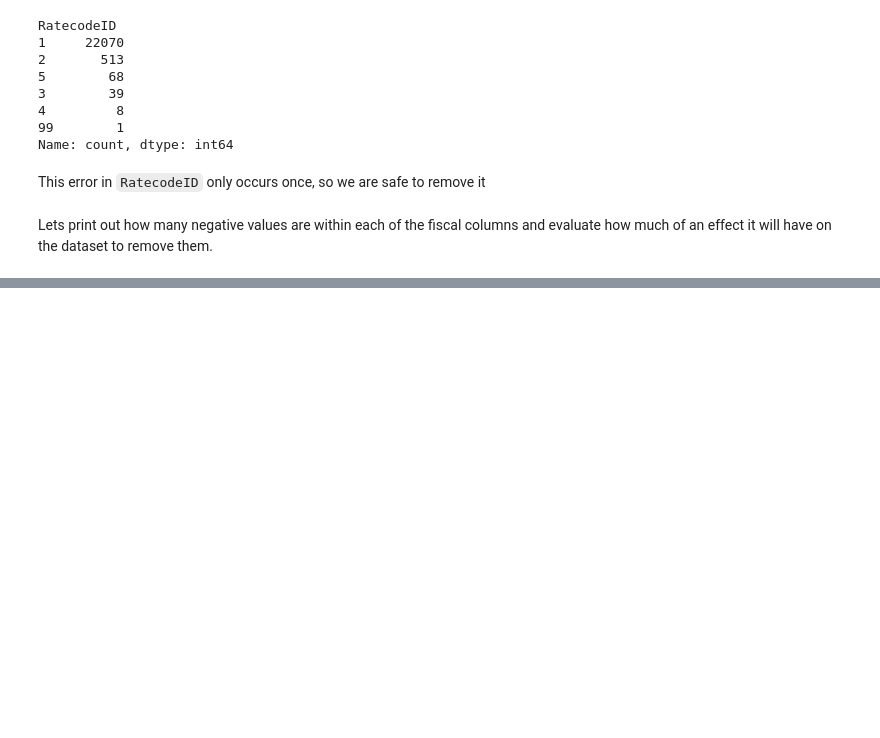
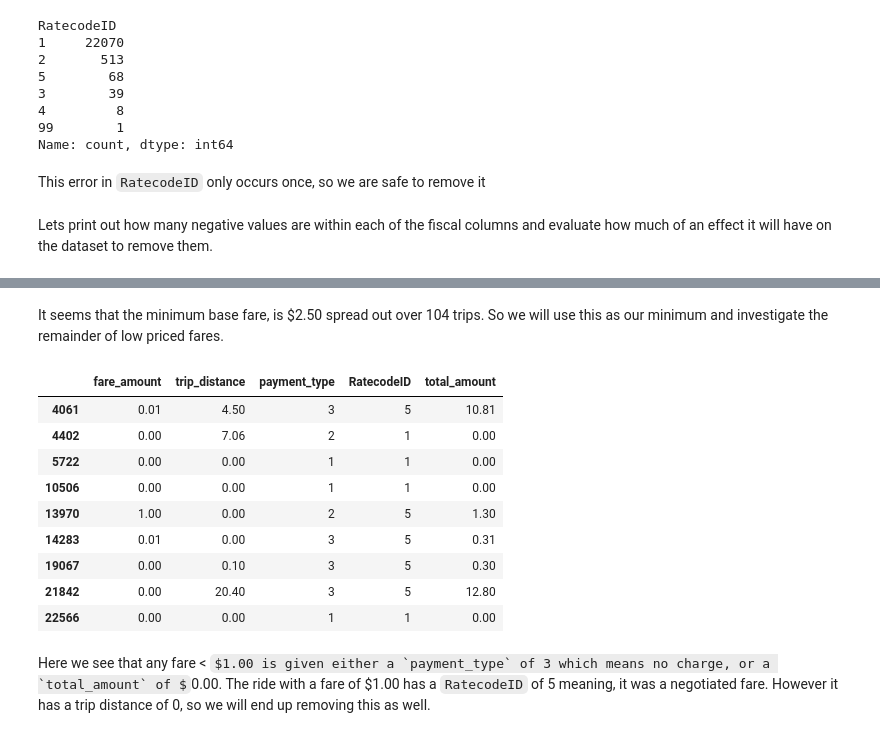
Before and after one commit to DonFetti/TaxiCab_Project, a Jupyter notebook: taxi_data_prep.ipynb, the cells around one changed output, grey strips where cells are left out. Cells and saved outputs as stored; diff of their text form; code cells hidden in the pictures; some formulas as TeX source; blank space fills up the shorter version.

```diff
--- a/taxi_data_prep.ipynb
+++ b/taxi_data_prep.ipynb
@@ -362,0 +304,17 @@ The average rate which we determined from over 22,000 rows is 7.14, and we succe
+# %% [markdown]
+It seems that the minimum base fare, is $2.50 spread out over 104 trips. So we will use this as our minimum and investigate the remainder of low priced fares.
+# %%
+df[(df['fare_amount']<2.5)][['fare_amount','trip_distance','payment_type','RatecodeID','total_amount']]
+# %% [output]
+|  | fare_amount | trip_distance | payment_type | RatecodeID | total_amount |
+| 4061 | 0.01 | 4.50 | 3 | 5 | 10.81 |
+| 4402 | 0.00 | 7.06 | 2 | 1 | 0.00 |
+| 5722 | 0.00 | 0.00 | 1 | 1 | 0.00 |
+| 10506 | 0.00 | 0.00 | 1 | 1 | 0.00 |
+| 13970 | 1.00 | 0.00 | 2 | 5 | 1.30 |
+| 14283 | 0.01 | 0.00 | 3 | 5 | 0.31 |
+| 19067 | 0.00 | 0.10 | 3 | 5 | 0.30 |
+| 21842 | 0.00 | 20.40 | 3 | 5 | 12.80 |
+| 22566 | 0.00 | 0.00 | 1 | 1 | 0.00 |
+# %% [markdown]
+Here we see that any fare < $1.00 is given either a `payment_type` of 3 which means no charge, or a `total_amount` of $0.00. The ride with a fare of $1.00 has a `RatecodeID` of 5 meaning, it was a negotiated fare. However it has a trip distance of 0, so we will end up removing this as well.
```
Also changed, not shown: parts of 44 cells of this notebook.
